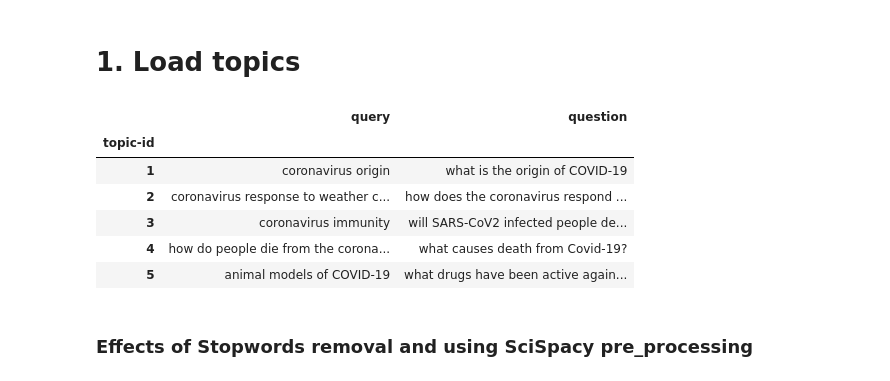
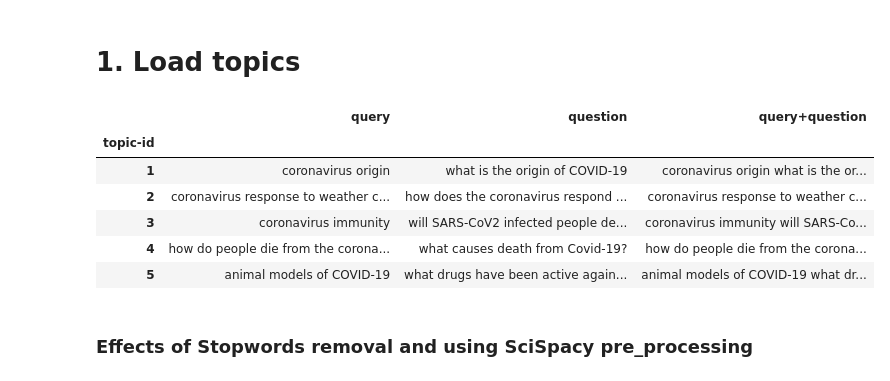
Before and after one commit to hurshd0/TREC-COVID-IR, a Jupyter notebook: notebooks/06_Query_Expansion.ipynb, the cells around one changed output. Saved outputs shown, nothing was run; the diff lists cells and outputs as text; code cells hidden in the pictures.

```diff
--- a/notebooks/03_2_Improving_QueryGen_and_TFIDF.ipynb
+++ b/notebooks/06_Query_Expansion.ipynb
@@ -36,28 +36,29 @@ We know adding `query+question` improves the baseline TF-IDF model, so let's now
 # %%
 def load_queries(input_fpath: Path, dtype: str = 'csv', cols_to_keep=['topic-id', 'query', 'question'], index_col=['topic-id']) -> pd.DataFrame:
     """Loads queries file and returns it as pandas data frame
     """
     if dtype == 'csv':
         df = pd.read_csv(input_fpath, quotechar='"', index_col=index_col, usecols=cols_to_keep)
         # for each column
         for col in df.columns:
             # check if the columns contains string data
             if pd.api.types.is_string_dtype(df[col]):
                 df[col] = df[col].str.strip() # removes front and end white spaces
                 df[col] = df[col].str.replace('\s{2,}', ' ') # remove double or more white spaces
     return df
 
 QUERY_FPATH = Path('../data/CORD-19/CORD-19/topics-rnd3.csv')
 query_df = load_queries(QUERY_FPATH)
+query_df['query+question'] = query_df['query'] + ' ' + query_df['question']
 query_df.head()
 # %% [output]
-|  | query | question |
-| topic-id |  |  |
-| 1 | coronavirus origin | what is the origin of COVID-19 |
-| 2 | coronavirus response to weather c... | how does the coronavirus respond ... |
-| 3 | coronavirus immunity | will SARS-CoV2 infected people de... |
-| 4 | how do people die from the corona... | what causes death from Covid-19? |
-| 5 | animal models of COVID-19 | what drugs have been active again... |
+|  | query | question | query+question |
+| topic-id |  |  |  |
+| 1 | coronavirus origin | what is the origin of COVID-19 | coronavirus origin what is the or... |
+| 2 | coronavirus response to weather c... | how does the coronavirus respond ... | coronavirus response to weather c... |
+| 3 | coronavirus immunity | will SARS-CoV2 infected people de... | coronavirus immunity will SARS-Co... |
+| 4 | how do people die from the corona... | what causes death from Covid-19? | how do people die from the corona... |
+| 5 | animal models of COVID-19 | what drugs have been active again... | animal models of COVID-19 what dr... |
 # %% [markdown]
 ### Effects of Stopwords removal and using SciSpacy pre_processing
 # %%
```
Also changed, not shown: parts of 17 cells of this notebook, 16 other files.
